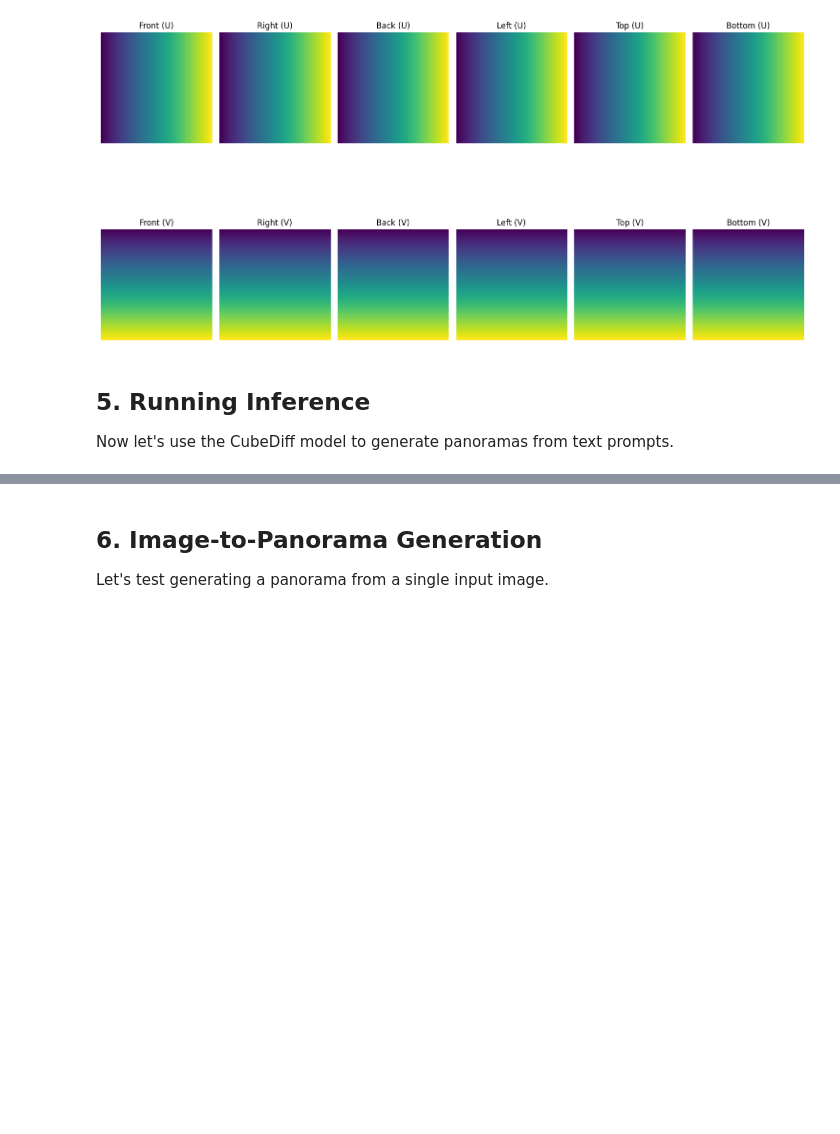
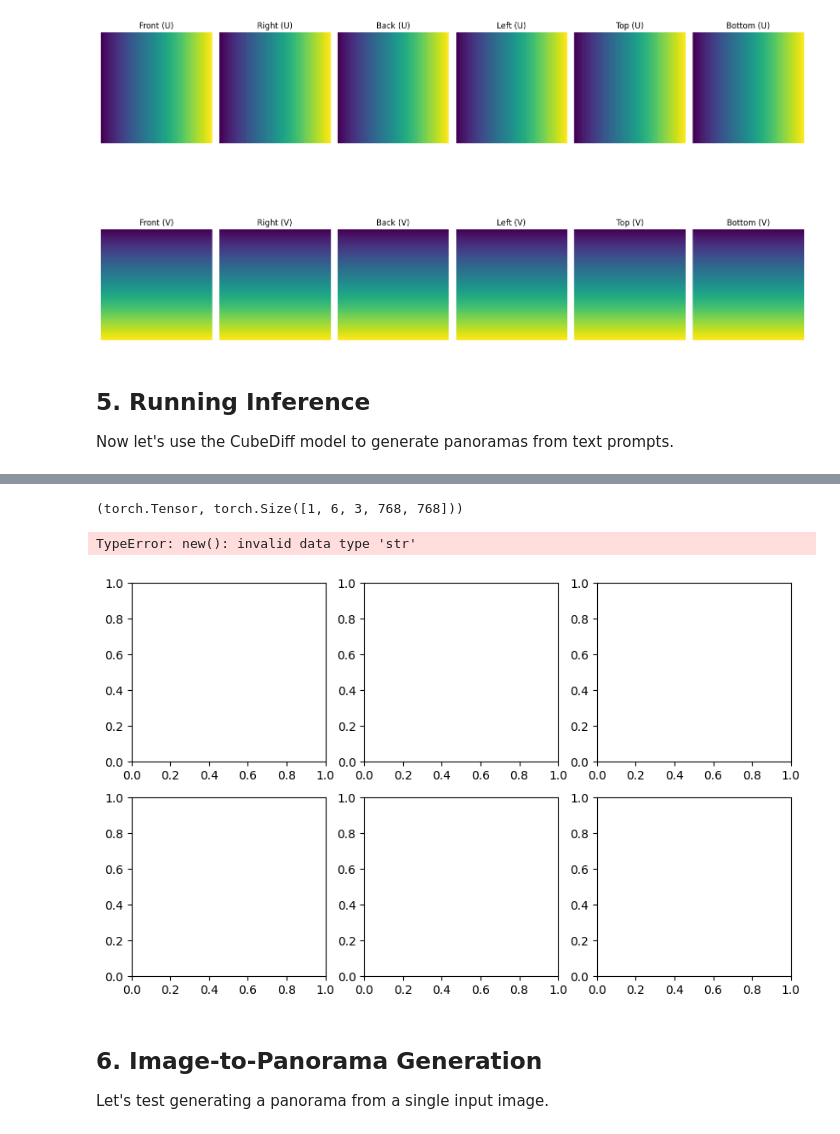
Before and after one commit to umusa/llm-cv-pano-cubediff, a Jupyter notebook: final_cubediff_notebook.ipynb, the cells around one changed output, grey strips where cells are left out. Cells and saved outputs as stored; diff of their text form; code cells hidden in the pictures; blank space fills up the shorter version.

```diff
--- a/final_cubediff_notebook.ipynb
+++ b/final_cubediff_notebook.ipynb
@@ -272,20 +280,26 @@ if isinstance(result, torch.Tensor):
 
 # Visualize all aspects (individual faces, panorama, and 3D cube)
 viz.visualize_all(result, prompt)
+# %%
+type(result), result.shape
+# %% [output]
+(torch.Tensor, torch.Size([1, 6, 3, 768, 768]))
 # %%
 # Display individual cubemap faces
-# face_names = ['Front', 'Right', 'Back', 'Left', 'Top', 'Bottom']
-face_names = ["right", "left", "up", "down", "front", "back"]
+face_names = ['Front', 'Right', 'Back', 'Left', 'Top', 'Bottom']
 fig, axes = plt.subplots(2, 3, figsize=(10, 6))
 axes = axes.flatten()
 
 for i, (face, name) in enumerate(zip(result["faces"], face_names)):
     axes[i].imshow(face)
     axes[i].set_title(name)
     axes[i].axis('off')
 
 plt.tight_layout()
 plt.show()
+# %% [output]
+TypeError: new(): invalid data type 'str'
+[figure, added]
 # %% [markdown]
 ## 6. Image-to-Panorama Generation
 
```
Also changed, not shown: parts of 6 cells of this notebook.
